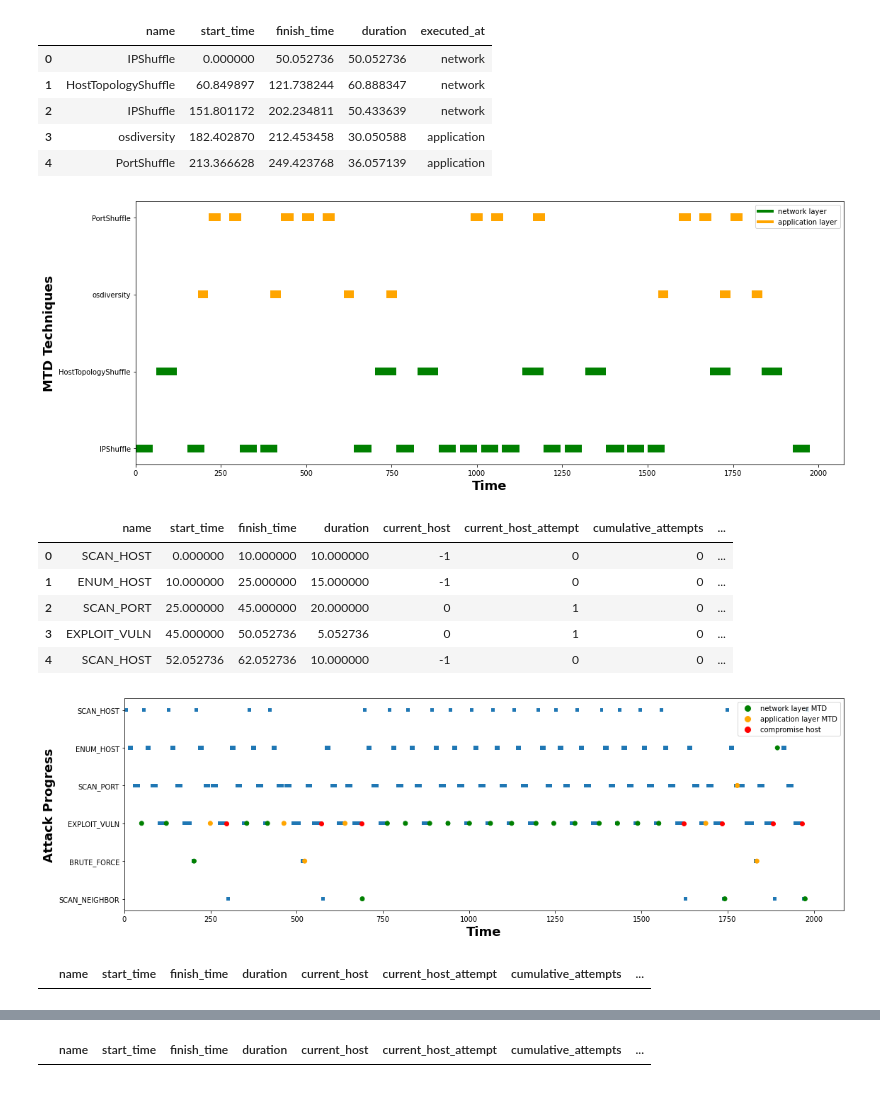
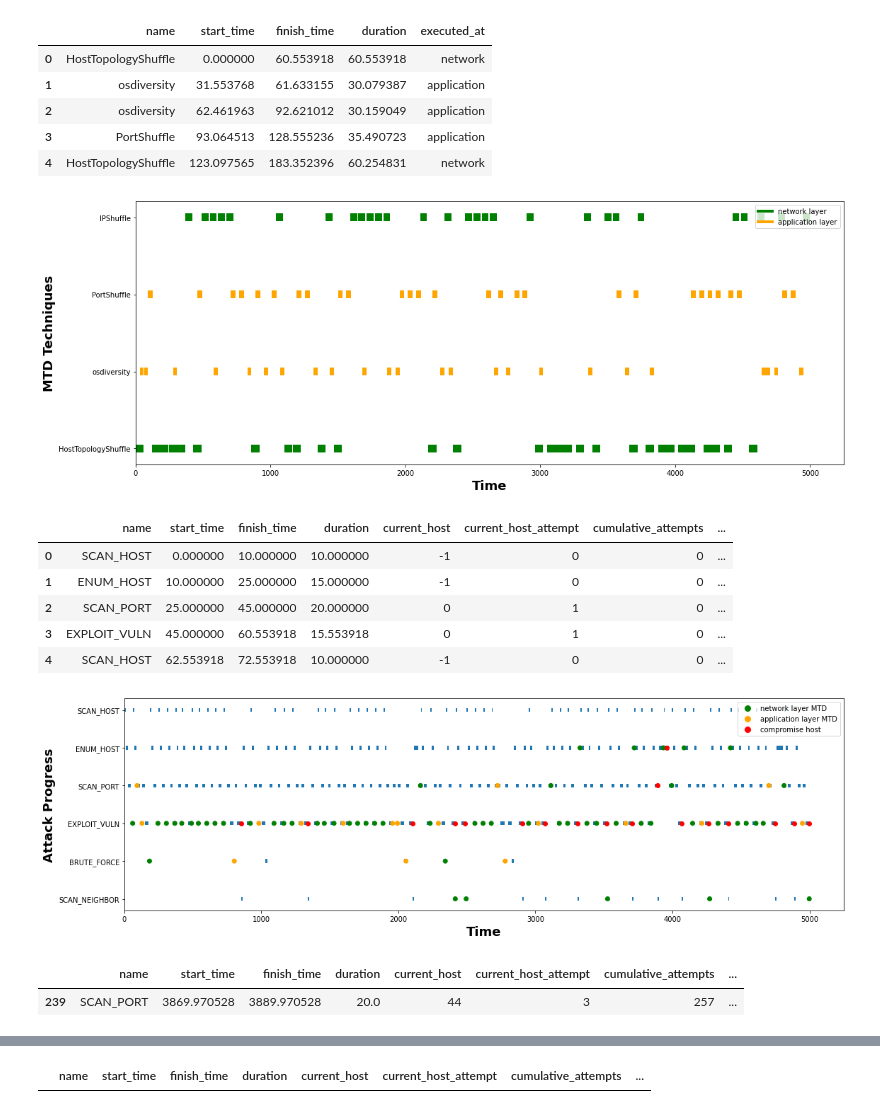
Before and after one commit to yuanyuan2000/MTDGame, a Jupyter notebook: simulation.ipynb, the cells around one changed output, grey strips where cells are left out. Drawn from its saved outputs; the diff is of its cells as text; code cells hidden in the pictures.

```diff
--- a/simulation.ipynb
+++ b/simulation.ipynb
@@ -15,7 +15,8 @@ from matplotlib.lines import Line2D
     mtd_type: 'shuffle_diversity', 'shuffle', diversity
     checkpoints: a list of simulation timestamp for state saving e.g. [1000, 5000, 7000]
 """
-SIM_TIME = 2000
-time_network, adversary = main(finish_time=SIM_TIME, mtd_type='shuffle_diversity')
+SIM_TIME = 5000
+mtd_type = 'shuffle_diversity'
+time_network, adversary = main(finish_time=SIM_TIME, mtd_type=mtd_type)
 # %% [output]
 Adversary: Start SCAN_HOST at 0.0s.
@@ -49,11 +50,11 @@ mtd_operation_record.to_csv('data_analysis/mtd_operation_record_'+str(SIM_TIME)+
 mtd_operation_record.head()
 # %% [output]
 |  | name | start_time | finish_time | duration | executed_at |
-| 0 | IPShuffle | 0.000000 | 50.052736 | 50.052736 | network |
-| 1 | HostTopologyShuffle | 60.849897 | 121.738244 | 60.888347 | network |
-| 2 | IPShuffle | 151.801172 | 202.234811 | 50.433639 | network |
-| 3 | osdiversity | 182.402870 | 212.453458 | 30.050588 | application |
-| 4 | PortShuffle | 213.366628 | 249.423768 | 36.057139 | application |
+| 0 | HostTopologyShuffle | 0.000000 | 60.553918 | 60.553918 | network |
+| 1 | osdiversity | 31.553768 | 61.633155 | 30.079387 | application |
+| 2 | osdiversity | 62.461963 | 92.621012 | 30.159049 | application |
+| 3 | PortShuffle | 93.064513 | 128.555236 | 35.490723 | application |
+| 4 | HostTopologyShuffle | 123.097565 | 183.352396 | 60.254831 | network |
 # %%
 mtd_operation_record['color'] = np.where(mtd_operation_record['executed_at']=='network', 'green', 'orange')
 fig, ax = plt.subplots(1, figsize=(16, 6))
@@ -69,7 +70,7 @@ fig.tight_layout()
 plt.savefig('data_analysis/mtd_record.png')
 plt.show()
 # %% [output]
-[figure, old version]
+[figure, new version]
 # %%
 attack_operation_record.head()
 # %% [output]
@@ -77,40 +78,41 @@ attack_operation_record.head()
 | 0 | SCAN_HOST | 0.000000 | 10.000000 | 10.000000 | -1 | 0 | 0 | ... |
 | 1 | ENUM_HOST | 10.000000 | 25.000000 | 15.000000 | -1 | 0 | 0 | ... |
 | 2 | SCAN_PORT | 25.000000 | 45.000000 | 20.000000 | 0 | 1 | 0 | ... |
-| 3 | EXPLOIT_VULN | 45.000000 | 50.052736 | 5.052736 | 0 | 1 | 0 | ... |
-| 4 | SCAN_HOST | 52.052736 | 62.052736 | 10.000000 | -1 | 0 | 0 | ... |
+| 3 | EXPLOIT_VULN | 45.000000 | 60.553918 | 15.553918 | 0 | 1 | 0 | ... |
+| 4 | SCAN_HOST | 62.553918 | 72.553918 | 10.000000 | -1 | 0 | 0 | ... |
 # %%
 fig2, ax2 = plt.subplots(1, figsize=(16, 5))
 ax2.barh(attack_operation_record['name'], attack_operation_record['duration'], left=attack_operation_record['start_time'], height=0.1, zorder=1)
 
 
 interrupted_record = attack_operation_record[attack_operation_record['interrupted_in']!='None']
 interrupted_record['color'] = np.where(interrupted_record['interrupted_in']=='network', 'green', 'orange')
-ax2.scatter(interrupted_record['finish_time'], interrupted_record['name'], color=interrupted_record['color'], zorder=3)
+ax2.scatter(interrupted_record['finish_time'], interrupted_record['name'], color=interrupted_record['color'], zorder=2)
 
 
 compromise_record = attack_operation_record[attack_operation_record['compromise_host'] != 'None']
 ax2.scatter(compromise_record['finish_time'], compromise_record['name'], color='red', zorder=2)
 
 
 custom_lines_attack = [Line2D([0], [0], marker='o',color='w', markerfacecolor='green', markersize=10),
                 Line2D([0], [0], marker='o',color='w', markerfacecolor='orange', markersize=10),
                 Line2D([0], [0], marker='o',color='w', markerfacecolor='red', markersize=10),]
 
 ax2.legend(custom_lines_attack, ['network layer MTD', 'application layer MTD', 'compromise host'], loc='upper right')
 
 plt.gca().invert_yaxis()
 plt.xlabel('Time',  weight='bold', fontsize=18)
 plt.ylabel('Attack Progress', weight='bold', fontsize=18)
 fig2.tight_layout()
 plt.savefig('data_analysis/attack_record.png')
 plt.show()
 # %% [output]
-[figure, old version]
+[figure, new version]
 # %%
 attack_operation_record[(attack_operation_record['name'] == 'SCAN_PORT') & (attack_operation_record['compromise_host'] != 'None')]
 # %% [output]
 |  | name | start_time | finish_time | duration | current_host | current_host_attempt | cumulative_attempts | ... |
+| 239 | SCAN_PORT | 3869.970528 | 3889.970528 | 20.0 | 44 | 3 | 257 | ... |
 # %%
 attack_operation_record[(attack_operation_record['name'] == 'EXPLOIT_VULN') & (attack_operation_record['compromise_host'] != 'None')]
 # %% [output]
```
Also changed, not shown: parts of 3 cells of this notebook, 25 other files.
